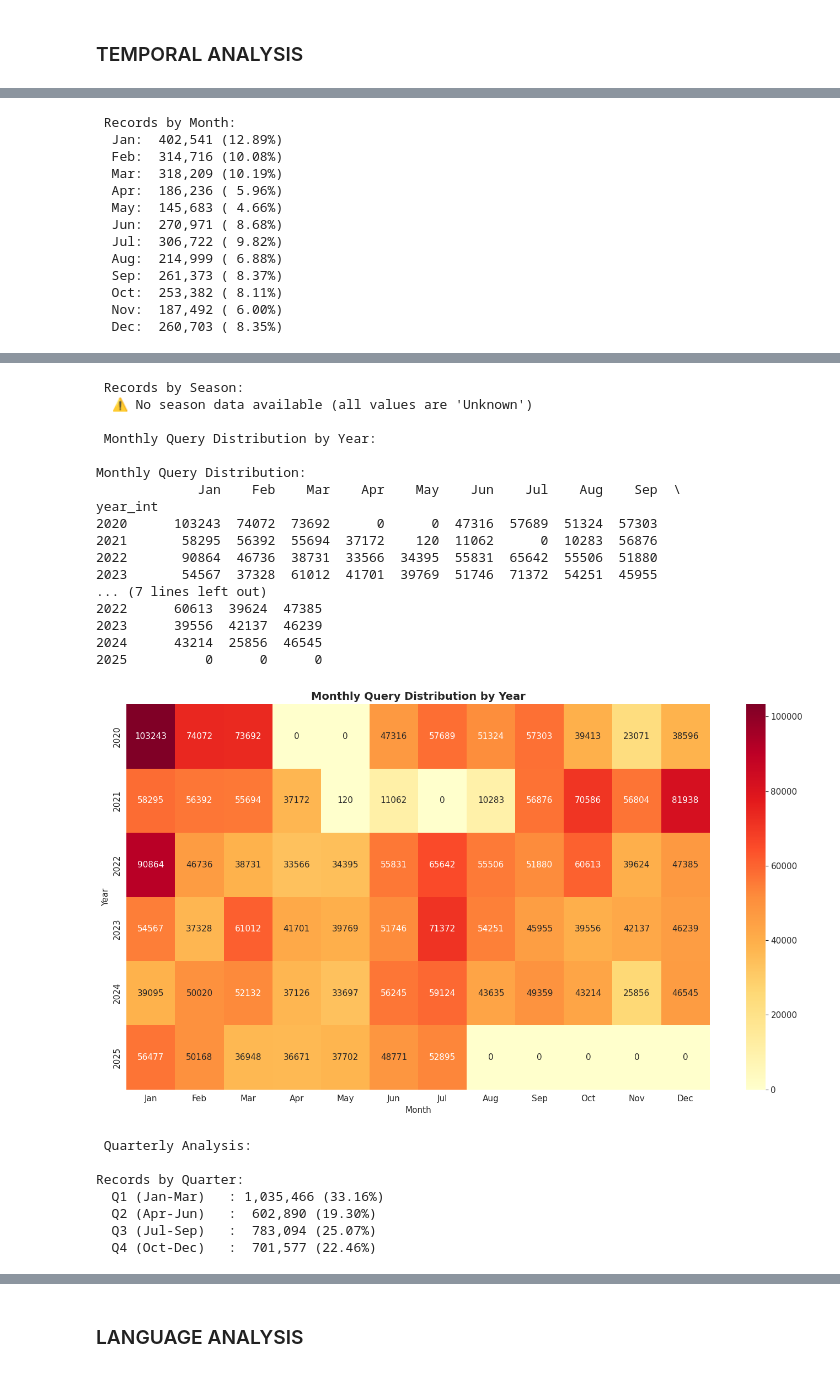
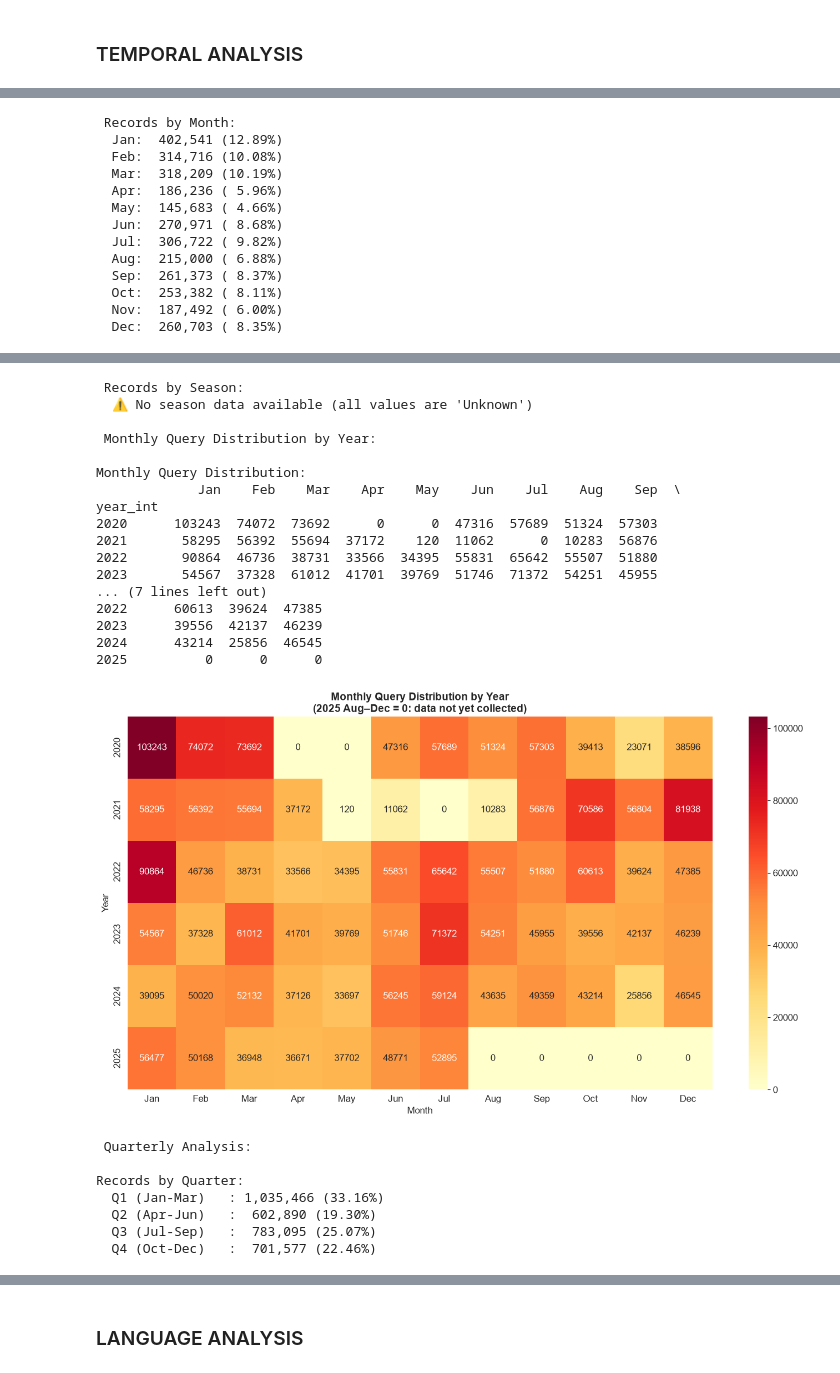
Before and after one commit to 23f3004092/Group-7-DS-and-AI-Lab-Project, a Jupyter notebook: notebooks/03_kcc_rag_eda.ipynb, the cells around one changed output, grey strips where cells are left out. Saved outputs shown, nothing was run; the diff lists cells and outputs as text; code cells hidden in the pictures.

```diff
--- a/notebooks/03_kcc_rag_eda.ipynb
+++ b/notebooks/03_kcc_rag_eda.ipynb
@@ -47,7 +58,6 @@ for f in csv_files:
 # %%
 all_dfs = []
 for file in csv_files:
-    year = Path(file).stem.split('_')[-1]
     print(f"Loading {Path(file).name}...", end=" ")
     try:
         df = pd.read_csv(file)
@@ -57,6 +67,11 @@ for file in csv_files:
         print(f"Error: {e}")
 
 df = pd.concat(all_dfs, ignore_index=True)
+
+# Strip whitespace/tab padding from QueryType (raw values like '\tPlant Protection\t')
+if 'QueryType' in df.columns:
+    df['QueryType'] = df['QueryType'].str.strip()
+
 print(f"\n Total records: {len(df):,}")
 print(f" Total columns: {len(df.columns)}")
 # %% [output]
@@ -316,6 +339,9 @@ SECTION 3: QUERY CATEGORY ANALYSIS
 print("\n" + "="*80)
 print("SECTION 4: TEMPORAL ANALYSIS")
 print("="*80)
+
+# NOTE: 2025 data is partial (Jan–Jul only); interpret 2025 figures accordingly.
+PARTIAL_YEAR = 2025
 
 if 'year' in df.columns:
     # Handle NaN values before converting to int
@@ -329,7 +355,8 @@ if 'year' in df.columns:
     print("\n Records by Year:")
     for year, count in year_counts.items():
         pct = (count / len(df_clean)) * 100
-        print(f"  {int(year)}: {count:8,} ({pct:5.2f}%)")
+        note = "  ⚠️ partial (Jan–Jul only)" if int(year) == PARTIAL_YEAR else ""
+        print(f"  {int(year)}: {count:8,} ({pct:5.2f}%){note}")
 
     # Visualize
     fig, axes = plt.subplots(1, 2, figsize=(16, 6))
@@ -340,10 +367,12 @@ if 'year' in df.columns:
     axes[0].set_xlabel('Year')
     axes[0].set_ylabel('Number of Queries')
     axes[0].grid(axis='y', alpha=0.3)
+    axes[0].annotate('⚠️ partial', xy=(len(year_counts)-1, year_counts.iloc[-1]),
+                     xytext=(-20, 10), textcoords='offset points', fontsize=9, color='red')
 
     # Line chart with trend
     year_counts.plot(kind='line', marker='o', ax=axes[1], color='darkblue', linewidth=2)
-    axes[1].set_title('Query Trend Over Years', fontsize=14, fontweight='bold')
+    axes[1].set_title('Query Trend Over Years\n(2025 partial — Jan–Jul only)', fontsize=14, fontweight='bold')
     axes[1].set_xlabel('Year')
     axes[1].set_ylabel('Number of Queries')
     axes[1].grid(True, alpha=0.3)
@@ -435,7 +464,7 @@ if 'year' in df.columns and 'month' in df.columns:
         # Visualize heatmap
         fig, ax = plt.subplots(figsize=(14, 8))
         sns.heatmap(pivot, annot=True, fmt='d', cmap='YlOrRd', ax=ax)
-        ax.set_title('Monthly Query Distribution by Year', fontsize=14, fontweight='bold')
+        ax.set_title('Monthly Query Distribution by Year\n(2025 Aug–Dec = 0: data not yet collected)', fontsize=14, fontweight='bold')
         ax.set_xlabel('Month')
         ax.set_ylabel('Year')
         plt.tight_layout()
@@ -498,6 +527,7 @@ if 'month' in df.columns:
 
 if 'year' in df.columns:
     print("\n Yearly Growth Analysis:")
+    print(f"  ⚠️  Note: {PARTIAL_YEAR} data covers Jan–Jul only; its growth figure is not comparable to full years.")
 
     # Clean data
     df_clean = df.dropna(subset=['year']).copy()
@@ -517,12 +547,13 @@ if 'year' in df.columns:
         year = int(row['Year'])
         count = int(row['Count'])
         growth = row['Growth']
+        partial_note = "  (partial year — Jan–Jul only)" if year == PARTIAL_YEAR else ""
         if growth > 0:
-            print(f"  {year}: {count:,} (↑ {growth:.1f}%)")
+            print(f"  {year}: {count:,} (↑ {growth:.1f}%){partial_note}")
         elif growth < 0:
-            print(f"  {year}: {count:,} (↓ {abs(growth):.1f}%)")
+            print(f"  {year}: {count:,} (↓ {abs(growth):.1f}%){partial_note}")
         else:
-            print(f"  {year}: {count:,} (baseline)")
+            print(f"  {year}: {count:,} (baseline){partial_note}")
 
 print("\n Temporal Analysis Complete!")
 # %% [output]
@@ -546,7 +577,7 @@ SECTION 4: TEMPORAL ANALYSIS
   May:  145,683 ( 4.66%)
   Jun:  270,971 ( 8.68%)
   Jul:  306,722 ( 9.82%)
-  Aug:  214,999 ( 6.88%)
+  Aug:  215,000 ( 6.88%)
   Sep:  261,373 ( 8.37%)
   Oct:  253,382 ( 8.11%)
   Nov:  187,492 ( 6.00%)
@@ -555,25 +586,25 @@ SECTION 4: TEMPORAL ANALYSIS
  Records by Season:
   ⚠️ No season data available (all values are 'Unknown')
 
  Monthly Query Distribution by Year:
 
 Monthly Query Distribution:
              Jan    Feb    Mar    Apr    May    Jun    Jul    Aug    Sep  \
 year_int
 2020      103243  74072  73692      0      0  47316  57689  51324  57303
 2021       58295  56392  55694  37172    120  11062      0  10283  56876
-2022       90864  46736  38731  33566  34395  55831  65642  55506  51880
+2022       90864  46736  38731  33566  34395  55831  65642  55507  51880
 2023       54567  37328  61012  41701  39769  51746  71372  54251  45955
 ... (7 lines left out)
 2022      60613  39624  47385
 2023      39556  42137  46239
 2024      43214  25856  46545
 2025          0      0      0
-[figure, old version]
+[figure, new version]
  Quarterly Analysis:
 
 Records by Quarter:
   Q1 (Jan-Mar)   : 1,035,466 (33.16%)
   Q2 (Apr-Jun)   :  602,890 (19.30%)
-  Q3 (Jul-Sep)   :  783,094 (25.07%)
+  Q3 (Jul-Sep)   :  783,095 (25.07%)
   Q4 (Oct-Dec)   :  701,577 (22.46%)
```
Also changed, not shown: parts of 20 cells of this notebook, 7 other files.
